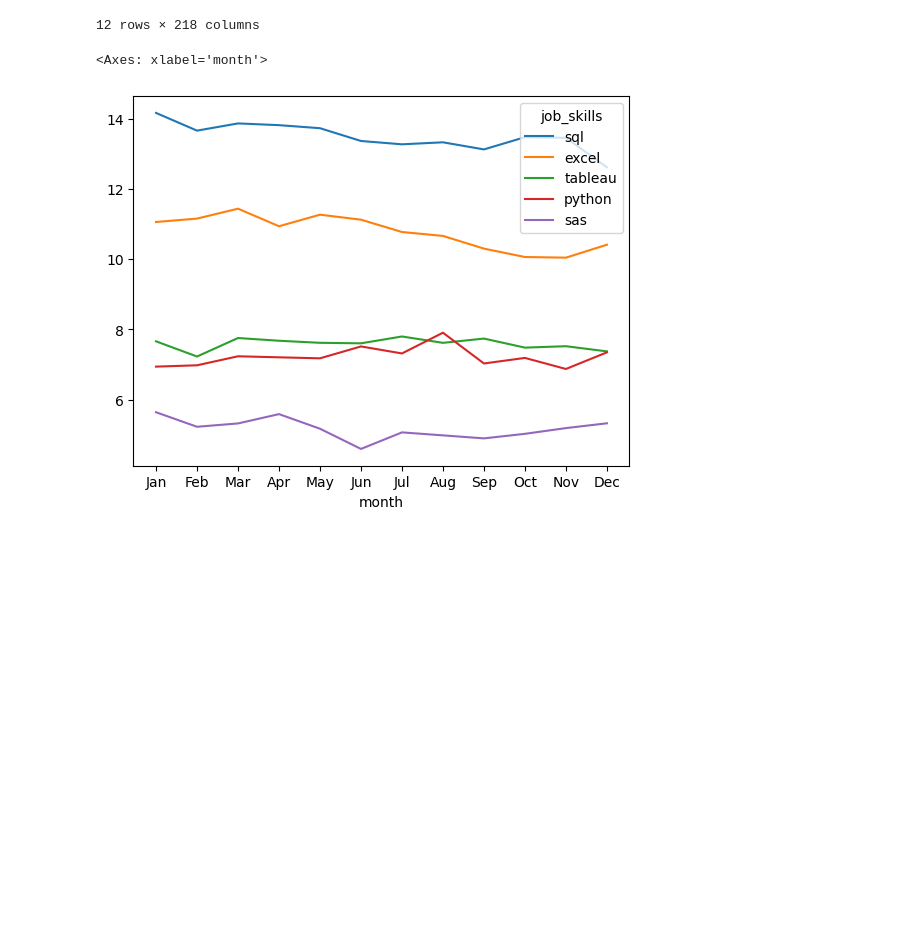
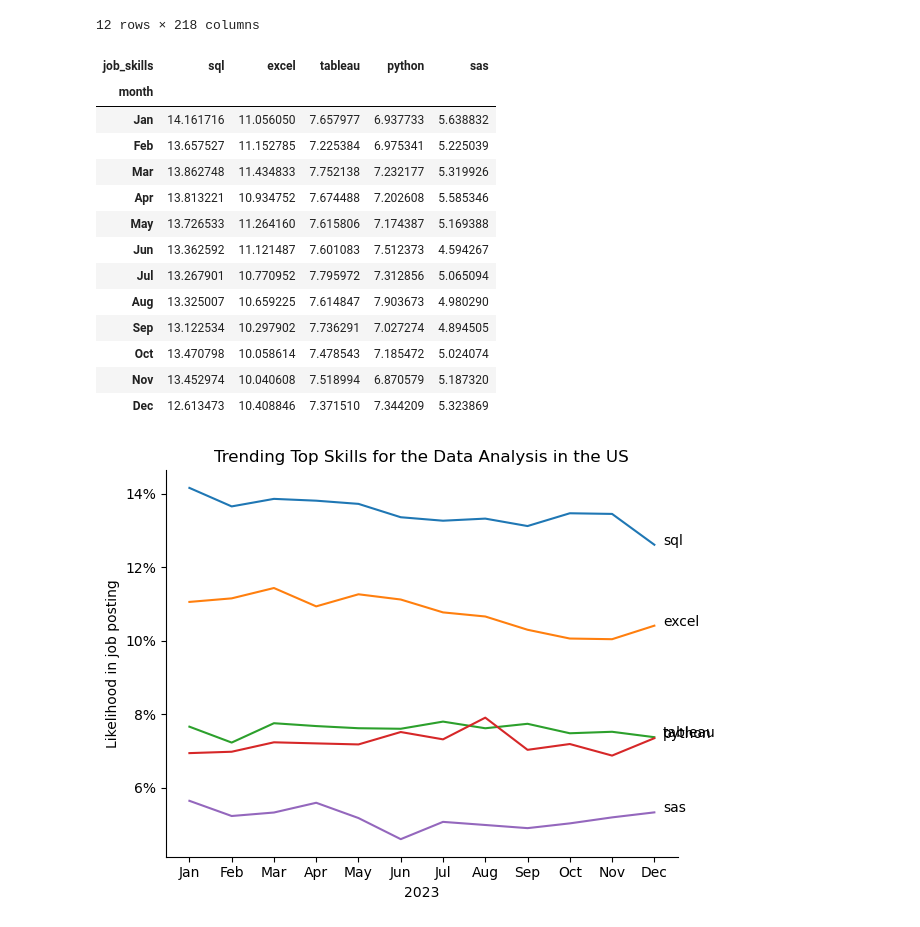
Before and after one commit to HiteshYadav2616/DataAnalysis, a Jupyter notebook: Project/trending_skills.ipynb, the cells around one changed output. Cells and saved outputs as stored; diff of their text form; code cells hidden in the pictures; blank space fills up the shorter version.

```diff
--- a/Project/trending_skills.ipynb
+++ b/Project/trending_skills.ipynb
@@ -51,7 +51,35 @@ df_perc = df_perc.set_index('month')
 df_perc = df_perc.drop('job_posted_month', axis=1)
 # %%
 df_perc_plot = df_perc.iloc[:,:5]
-sns.lineplot(data=df_perc_plot, dashes=False)
+df_perc_plot
 # %% [output]
-<Axes: xlabel='month'>
-[figure, removed]
+| job_skills | sql | excel | tableau | python | sas |
+| month |  |  |  |  |  |
+| Jan | 14.161716 | 11.056050 | 7.657977 | 6.937733 | 5.638832 |
+| Feb | 13.657527 | 11.152785 | 7.225384 | 6.975341 | 5.225039 |
+| Mar | 13.862748 | 11.434833 | 7.752138 | 7.232177 | 5.319926 |
+| Apr | 13.813221 | 10.934752 | 7.674488 | 7.202608 | 5.585346 |
+| May | 13.726533 | 11.264160 | 7.615806 | 7.174387 | 5.169388 |
+| Jun | 13.362592 | 11.121487 | 7.601083 | 7.512373 | 4.594267 |
+| Jul | 13.267901 | 10.770952 | 7.795972 | 7.312856 | 5.065094 |
+| Aug | 13.325007 | 10.659225 | 7.614847 | 7.903673 | 4.980290 |
+| Sep | 13.122534 | 10.297902 | 7.736291 | 7.027274 | 4.894505 |
+| Oct | 13.470798 | 10.058614 | 7.478543 | 7.185472 | 5.024074 |
+| Nov | 13.452974 | 10.040608 | 7.518994 | 6.870579 | 5.187320 |
+| Dec | 12.613473 | 10.408846 | 7.371510 | 7.344209 | 5.323869 |
+# %%
+sns.lineplot(data=df_perc_plot, dashes=False, palette='tab10')
+plt.title("Trending Top Skills for the Data Analysis in the US")
+plt.ylabel("Likelihood in job posting")
+plt.xlabel('2023')
+plt.legend().remove()
+sns.despine()
+from matplotlib.ticker import PercentFormatter
+ax = plt.gca()
+ax.yaxis.set_major_formatter(PercentFormatter(decimals=0))
+for i in range(5):
+    plt.text(11.2, df_perc_plot.iloc[-1, i], df_perc_plot.columns[i])
+
+plt.tight_layout()
+# %% [output]
+[figure, added]
```
Also changed, not shown: 1 other file.
